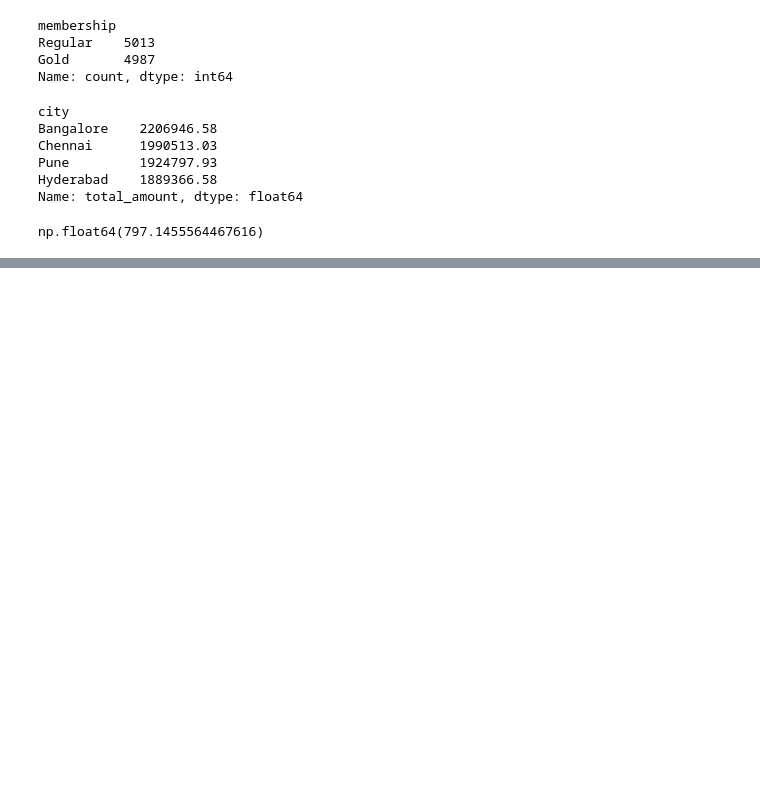
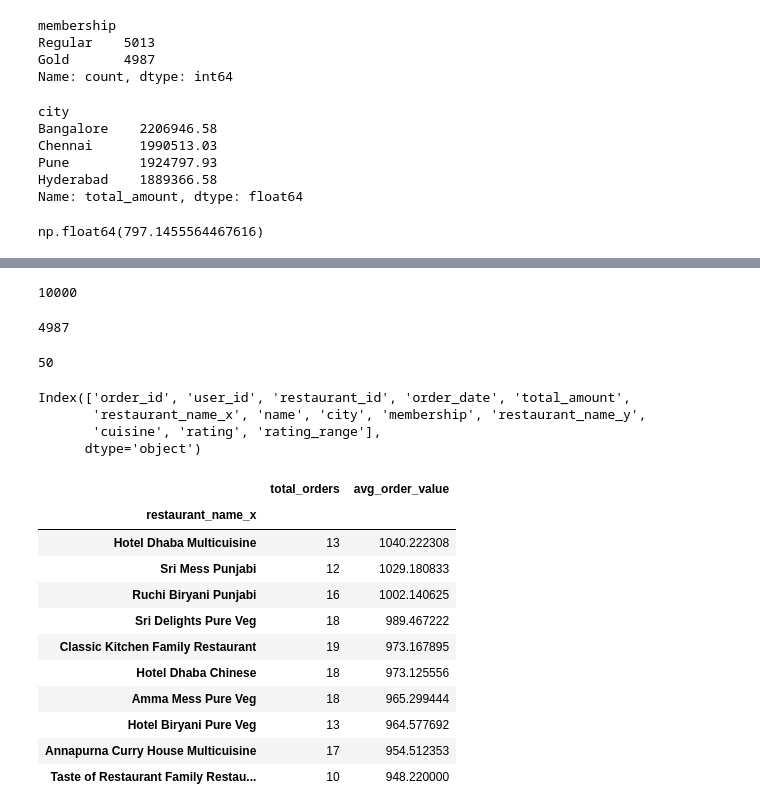
Before and after one commit to Sakshikudale24/food-delivery-analysis, a Jupyter notebook: food_delivery_analysis.ipynb, the cells around one changed output, grey strips where cells are left out. Cells and saved outputs as stored; diff of their text form; code cells hidden in the pictures; blank space fills up the shorter version.

```diff
--- a/food_delivery_analysis.ipynb
+++ b/food_delivery_analysis.ipynb
@@ -114,0 +160,11 @@ np.float64(797.1455564467616)
+# %%
+
+bins = [3.0, 3.5, 4.0, 4.5, 5.0]
+labels = ["3.0–3.5", "3.6–4.0", "4.1–4.5", "4.6–5.0"]
+
+final_df["rating_range"] = pd.cut(
+    final_df["rating"],
+    bins=bins,
+    labels=labels,
+    include_lowest=True
+)
@@ -114,0 +225,51 @@ np.float64(797.1455564467616)
+# %%
+total_orders = final_df.shape[0]
+total_orders
+# %% [output]
+10000
+# %%
+gold_orders = final_df[final_df["membership"] == "Gold"].shape[0]
+gold_orders
+# %% [output]
+4987
+# %%
+gold_percentage = (gold_orders / total_orders) * 100
+round(gold_percentage)
+# %% [output]
+50
+# %%
+final_df.columns
+# %% [output]
+Index(['order_id', 'user_id', 'restaurant_id', 'order_date', 'total_amount',
+       'restaurant_name_x', 'name', 'city', 'membership', 'restaurant_name_y',
+       'cuisine', 'rating', 'rating_range'],
+      dtype='object')
+# %%
+restaurant_stats = (
+    final_df
+    .groupby("restaurant_name_x")
+    .agg(
+        total_orders=("order_id", "count"),
+        avg_order_value=("total_amount", "mean")
+    )
+)
+# %%
+restaurant_stats[
+    restaurant_stats["total_orders"] < 20
+].sort_values(
+    by="avg_order_value",
+    ascending=False
+).head(10)
+# %% [output]
+|  | total_orders | avg_order_value |
+| restaurant_name_x |  |  |
+| Hotel Dhaba Multicuisine | 13 | 1040.222308 |
+| Sri Mess Punjabi | 12 | 1029.180833 |
+| Ruchi Biryani Punjabi | 16 | 1002.140625 |
+| Sri Delights Pure Veg | 18 | 989.467222 |
+| Classic Kitchen Family Restaurant | 19 | 973.167895 |
+| Hotel Dhaba Chinese | 18 | 973.125556 |
+| Amma Mess Pure Veg | 18 | 965.299444 |
+| Hotel Biryani Pure Veg | 13 | 964.577692 |
+| Annapurna Curry House Multicuisine | 17 | 954.512353 |
+| Taste of Restaurant Family Restau... | 10 | 948.220000 |
```
Also changed, not shown: parts of 22 cells of this notebook.
